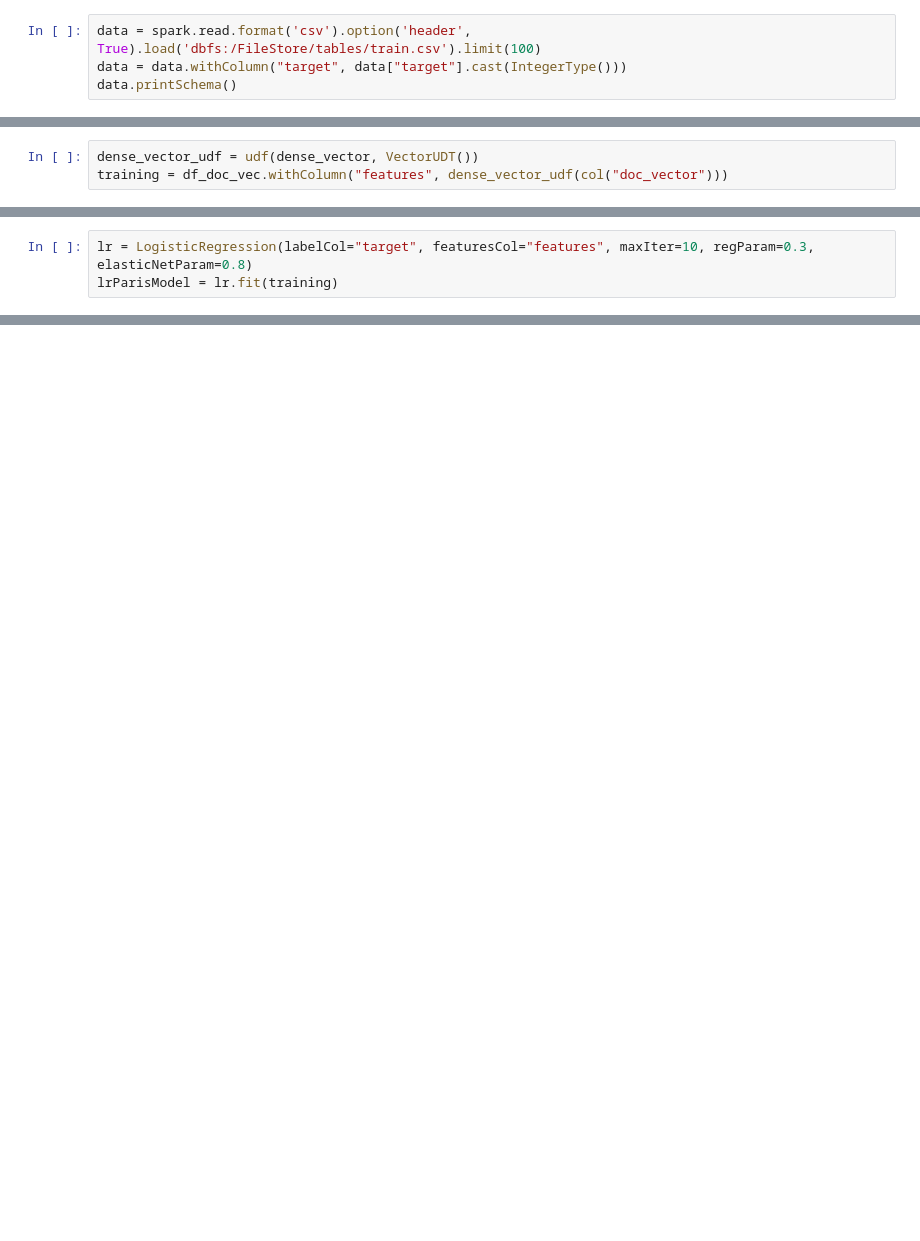
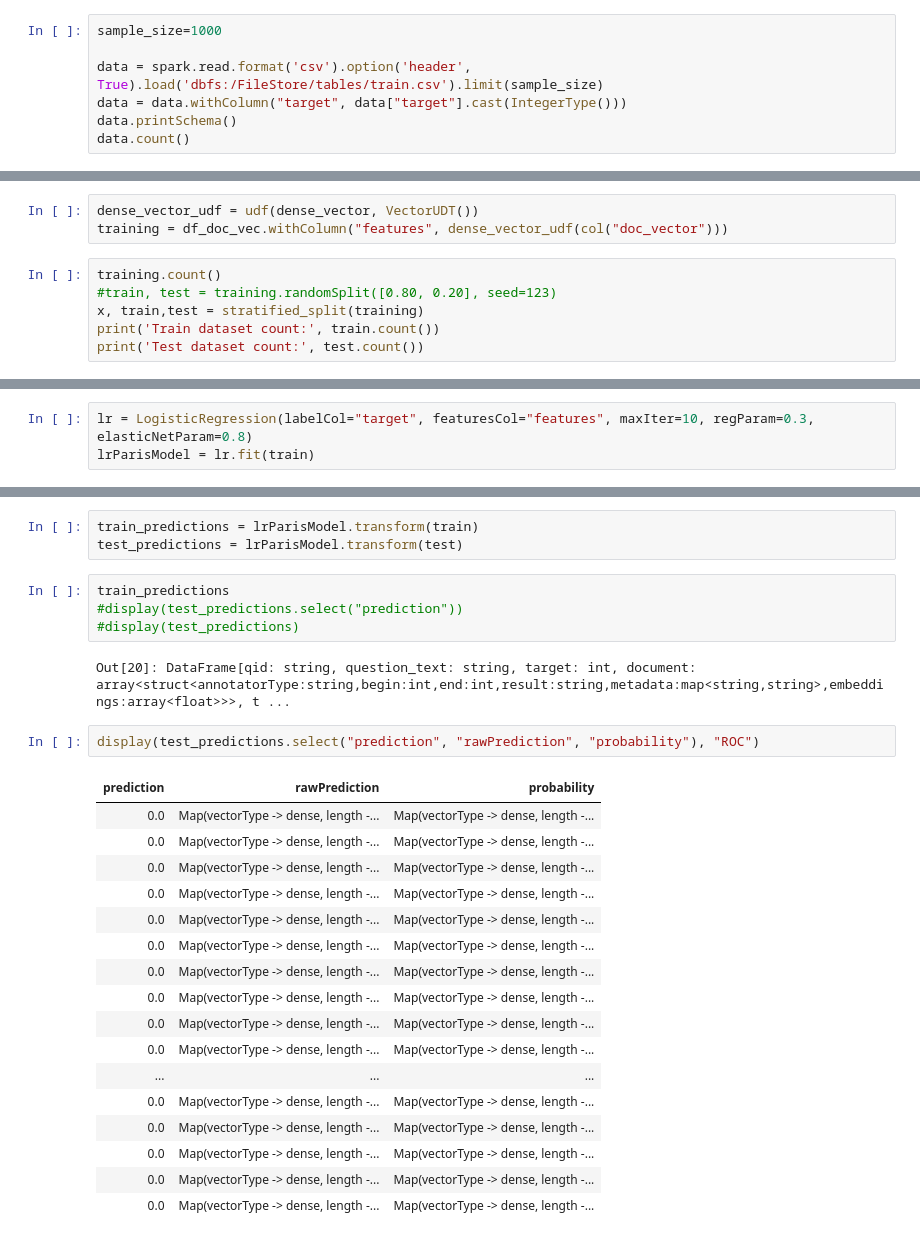
Before and after one commit to yarafatin/AIT-614-Final, a Jupyter notebook: src/word_embedding_model_spark_nb.ipynb, the cells around one changed output, grey strips where cells are left out. Drawn from its saved outputs; the diff is of its cells as text; blank space fills up the shorter version.

```diff
--- a/src/word_embedding_model_spark_nb.ipynb
+++ b/src/word_embedding_model_spark_nb.ipynb
@@ -30,9 +30,12 @@ from pyspark.sql.types import ArrayType, DoubleType, IntegerType
 from sparknlp.annotator import *
 from sparknlp.base import *
 # %%
-data = spark.read.format('csv').option('header', True).load('dbfs:/FileStore/tables/train.csv').limit(100)
+sample_size=1000
+
+data = spark.read.format('csv').option('header', True).load('dbfs:/FileStore/tables/train.csv').limit(sample_size)
 data = data.withColumn("target", data["target"].cast(IntegerType()))
 data.printSchema()
+data.count()
 # %% [output]
 root
  |-- qid: string (nullable = true)
@@ -78,3 +200,9 @@ df_doc_vec = df.withColumn("doc_vector", avg_vectors_udf(col("embeddings")))
 # %%
 dense_vector_udf = udf(dense_vector, VectorUDT())
 training = df_doc_vec.withColumn("features", dense_vector_udf(col("doc_vector")))
+# %%
+training.count()
+#train, test = training.randomSplit([0.80, 0.20], seed=123)
+x, train,test = stratified_split(training)
+print('Train dataset count:', train.count())
+print('Test dataset count:', test.count())
@@ -81,3 +227,3 @@ training = df_doc_vec.withColumn("features", dense_vector_udf(col("doc_vector"))
 # %%
 lr = LogisticRegression(labelCol="target", featuresCol="features", maxIter=10, regParam=0.3, elasticNetParam=0.8)
-lrParisModel = lr.fit(training)
+lrParisModel = lr.fit(train)
@@ -83,0 +241,29 @@ lrParisModel = lr.fit(training)
+# %%
+train_predictions = lrParisModel.transform(train)
+test_predictions = lrParisModel.transform(test)
+# %%
+train_predictions
+#display(test_predictions.select("prediction"))
+#display(test_predictions)
+# %% [output]
+Out[20]: DataFrame[qid: string, question_text: string, target: int, document: array<struct<annotatorType:string,begin:int,end:int,result:string,metadata:map<string,string>,embeddings:array<float>>>, t ...
+# %%
+display(test_predictions.select("prediction", "rawPrediction", "probability"), "ROC")
+# %% [output]
+| prediction | rawPrediction | probability |
+| 0.0 | Map(vectorType -> dense, length -... | Map(vectorType -> dense, length -... |
+| 0.0 | Map(vectorType -> dense, length -... | Map(vectorType -> dense, length -... |
+| 0.0 | Map(vectorType -> dense, length -... | Map(vectorType -> dense, length -... |
+| 0.0 | Map(vectorType -> dense, length -... | Map(vectorType -> dense, length -... |
+| 0.0 | Map(vectorType -> dense, length -... | Map(vectorType -> dense, length -... |
+| 0.0 | Map(vectorType -> dense, length -... | Map(vectorType -> dense, length -... |
+| 0.0 | Map(vectorType -> dense, length -... | Map(vectorType -> dense, length -... |
+| 0.0 | Map(vectorType -> dense, length -... | Map(vectorType -> dense, length -... |
+| 0.0 | Map(vectorType -> dense, length -... | Map(vectorType -> dense, length -... |
+| 0.0 | Map(vectorType -> dense, length -... | Map(vectorType -> dense, length -... |
+| ... | ... | ... |
+| 0.0 | Map(vectorType -> dense, length -... | Map(vectorType -> dense, length -... |
+| 0.0 | Map(vectorType -> dense, length -... | Map(vectorType -> dense, length -... |
+| 0.0 | Map(vectorType -> dense, length -... | Map(vectorType -> dense, length -... |
+| 0.0 | Map(vectorType -> dense, length -... | Map(vectorType -> dense, length -... |
+| 0.0 | Map(vectorType -> dense, length -... | Map(vectorType -> dense, length -... |
```
Also changed, not shown: parts of 14 cells of this notebook, 1 other file.
